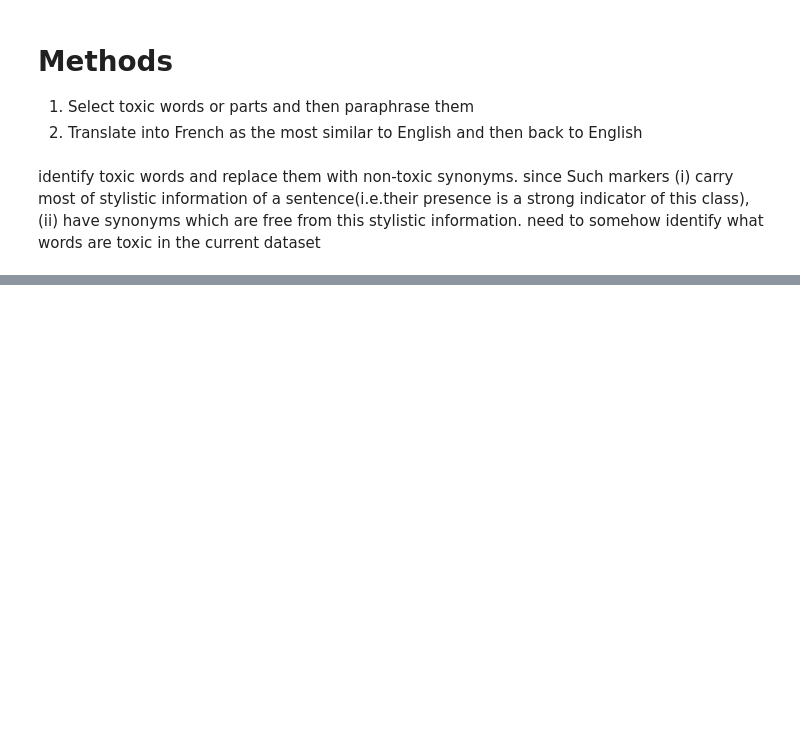
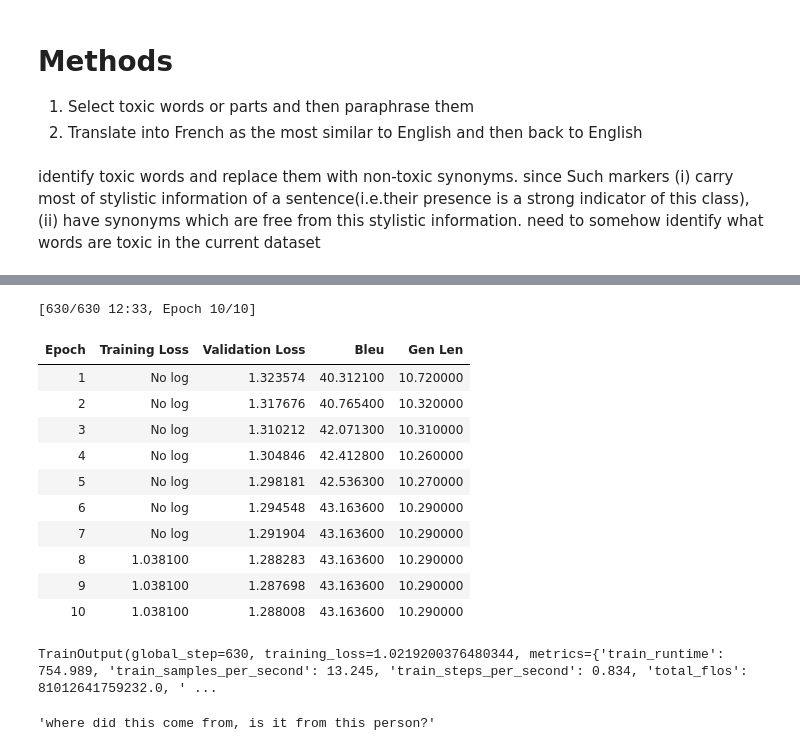
Before and after one commit to system205/PMLDL_Assignment1, a Jupyter notebook: notebooks/exploration_and_preprocessing.ipynb, the cells around one changed output, grey strips where cells are left out. Cells and saved outputs as stored; diff of their text form; code cells hidden in the pictures; blank space fills up the shorter version.

Commit message:
start testing seq2seq transformer model. Not bad results

```diff
--- a/notebooks/exploration_and_preprocessing.ipynb
+++ b/notebooks/exploration_and_preprocessing.ipynb
@@ -338,0 +432,29 @@ need to somehow identify what words are toxic in the current dataset
+# %%
+from datasets import Dataset
+from transformers import AutoTokenizer
+from transformers import DataCollatorForSeq2Seq, AutoModelForSeq2SeqLM, Seq2SeqTrainingArguments, Seq2SeqTrainer
+import evaluate
+import numpy as np
+
+checkpoint = "t5-small"
+tokenizer = AutoTokenizer.from_pretrained(checkpoint)
+model = AutoModelForSeq2SeqLM.from_pretrained(checkpoint)
+
+prefix = "paraphrase from toxic to neutral: "
+
+data_collator = DataCollatorForSeq2Seq(tokenizer=tokenizer, model=checkpoint)
+metric = evaluate.load("sacrebleu")
+
+training_args = Seq2SeqTrainingArguments(
+    output_dir="output_dir",
+    evaluation_strategy="epoch",
+    learning_rate=2e-5,
+    per_device_train_batch_size=16,
+    per_device_eval_batch_size=16,
+    weight_decay=0.01,
+    save_total_limit=3,
+    num_train_epochs=10,
+    predict_with_generate=True,
+    # fp16=True,
+    report_to='tensorboard',
+)
@@ -338,0 +492,3 @@ need to somehow identify what words are toxic in the current dataset
+# %%
+train_dataset = Dataset.from_pandas(df_sorted[['reference', 'translation']].iloc[:1000]).map(preprocess_function, batched=True)
+val_dataset = Dataset.from_pandas(df_sorted[['reference', 'translation']].iloc[1000:1100]).map(preprocess_function, batched=True)
@@ -338,0 +497,26 @@ need to somehow identify what words are toxic in the current dataset
+# %%
+trainer = Seq2SeqTrainer(
+    model=model,
+    args=training_args,
+    train_dataset=train_dataset,
+    eval_dataset=val_dataset,
+    tokenizer=tokenizer,
+    data_collator=data_collator,
+    compute_metrics=compute_metrics,
+)
+# %%
+trainer.train()
+# %% [output]
+[630/630 12:33, Epoch 10/10]
+| Epoch | Training Loss | Validation Loss | Bleu | Gen Len |
+| 1 | No log | 1.323574 | 40.312100 | 10.720000 |
+| 2 | No log | 1.317676 | 40.765400 | 10.320000 |
+| 3 | No log | 1.310212 | 42.071300 | 10.310000 |
+| 4 | No log | 1.304846 | 42.412800 | 10.260000 |
+| 5 | No log | 1.298181 | 42.536300 | 10.270000 |
+| 6 | No log | 1.294548 | 43.163600 | 10.290000 |
+| 7 | No log | 1.291904 | 43.163600 | 10.290000 |
+| 8 | 1.038100 | 1.288283 | 43.163600 | 10.290000 |
+| 9 | 1.038100 | 1.287698 | 43.163600 | 10.290000 |
+| 10 | 1.038100 | 1.288008 | 43.163600 | 10.290000 |
+TrainOutput(global_step=630, training_loss=1.0219200376480344, metrics={'train_runtime': 754.989, 'train_samples_per_second': 13.245, 'train_steps_per_second': 0.834, 'total_flos': 81012641759232.0, ' ...
@@ -338,0 +533,6 @@ need to somehow identify what words are toxic in the current dataset
+# %%
+outputs = model.generate(inputs, max_new_tokens=40, do_sample=True, top_k=30, top_p=0.95)
+
+tokenizer.decode(outputs[0], skip_special_tokens=True)
+# %% [output]
+'where did this come from, is it from this person?'
```
Also changed, not shown: parts of 23 cells of this notebook, 1 other file.
